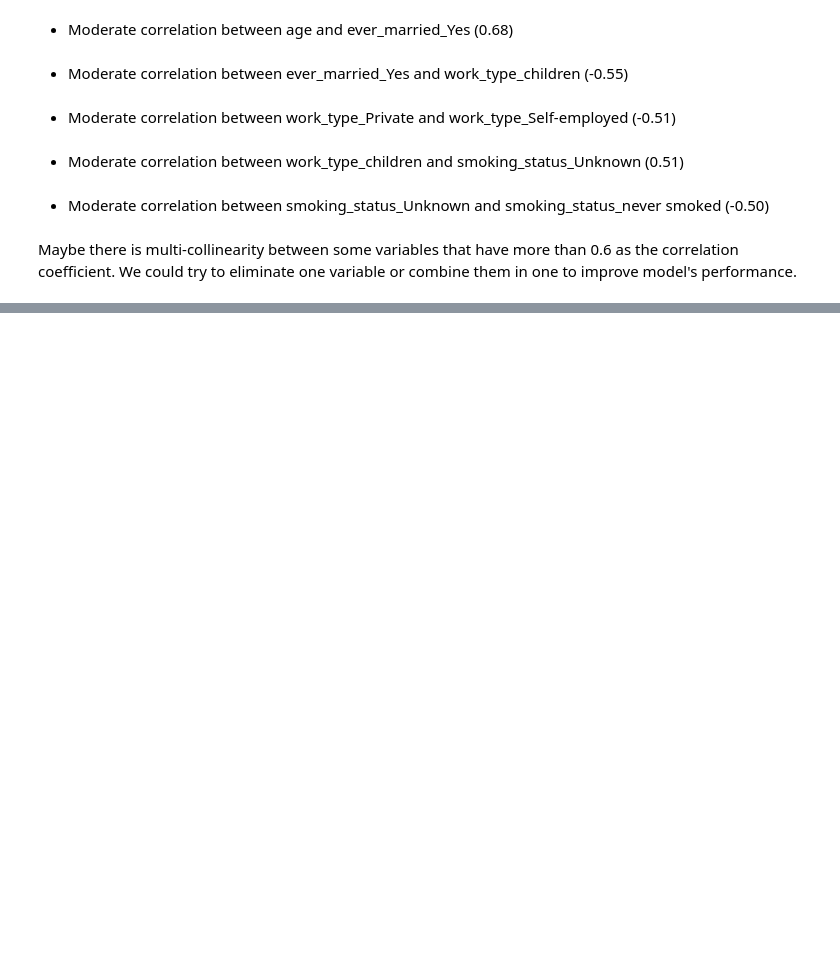
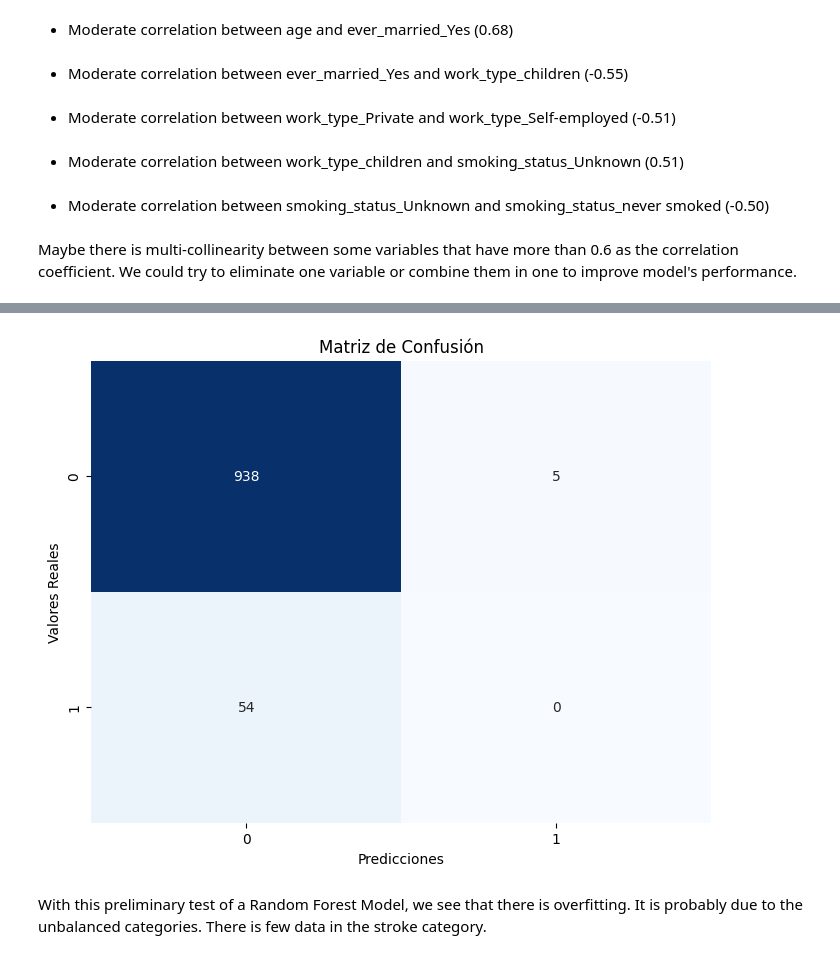
Before and after one commit to AI-School-F5-P2/Data_Scientist_1, a Jupyter notebook: HospitalF5.ipynb, the cells around one changed output, grey strips where cells are left out. Saved outputs shown, nothing was run; the diff lists cells and outputs as text; code cells hidden in the pictures; blank space fills up the shorter version.

```diff
--- a/HospitalF5.ipynb
+++ b/HospitalF5.ipynb
@@ -411,3 +457,15 @@ Maybe there is multi-collinearity between some variables that have more than 0.6
+# %%
+conf_matrix = confusion_matrix(y_test, y_pred)
+plt.figure(figsize=(8, 6))
+sns.heatmap(conf_matrix, annot=True, fmt="d", cmap="Blues", cbar=False)
+plt.xlabel('Predicciones')
+plt.ylabel('Valores Reales')
+plt.title('Matriz de Confusión')
+plt.show()
+# %% [output]
+[figure, added]
+# %% [markdown]
+With this preliminary test of a Random Forest Model, we see that there is overfitting. It is probably due to the unbalanced categories. There is few data in the stroke category.
 # %% [markdown]
 <a style='text-decoration:none;line-height:16px;display:flex;color:#5B5B62;padding:10px;justify-content:end;' href='https://deepnote.com?utm_source=created-in-deepnote-cell&projectId=af12788f-aecc-4989-a302-f8b336f386d1' target="_blank">
 <img alt='Created in deepnote.com' style='display:inline;max-height:16px;margin:0px;margin-right:7.5px;' src='embedded-picture-1' > </img>
```
Also changed, not shown: parts of 8 cells of this notebook.
